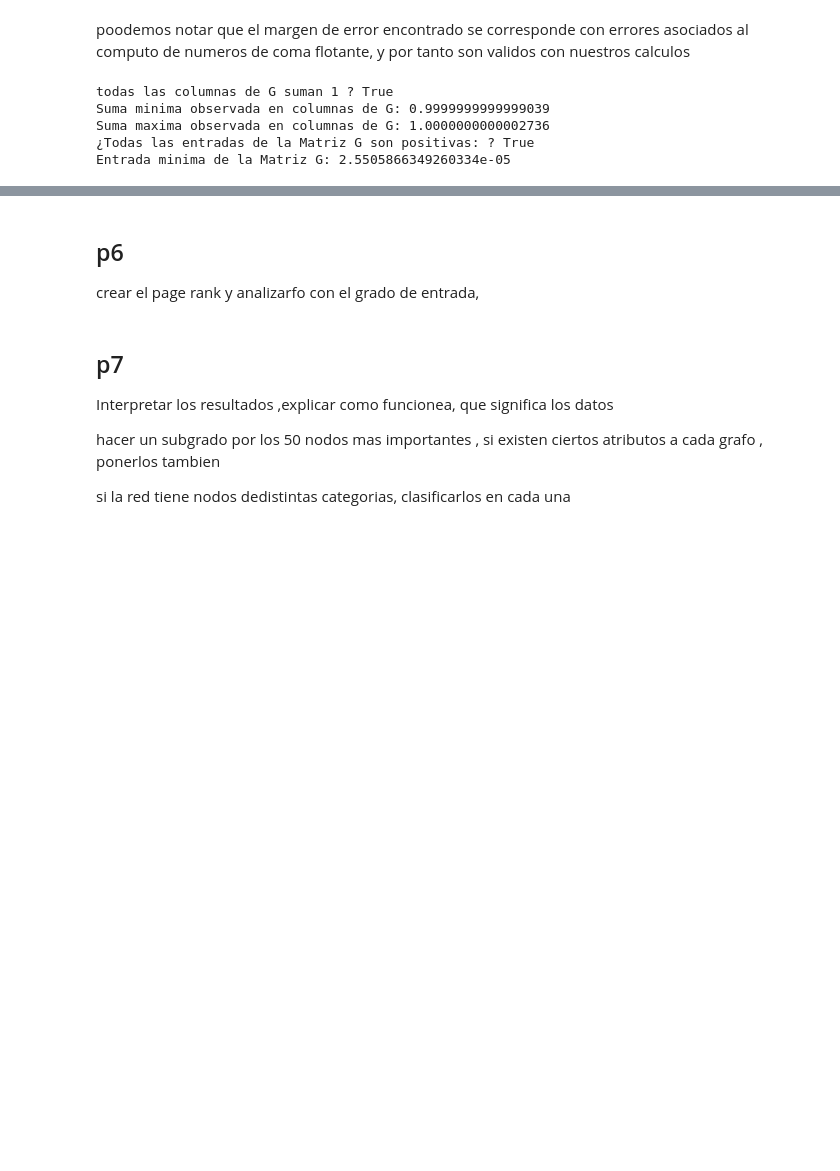
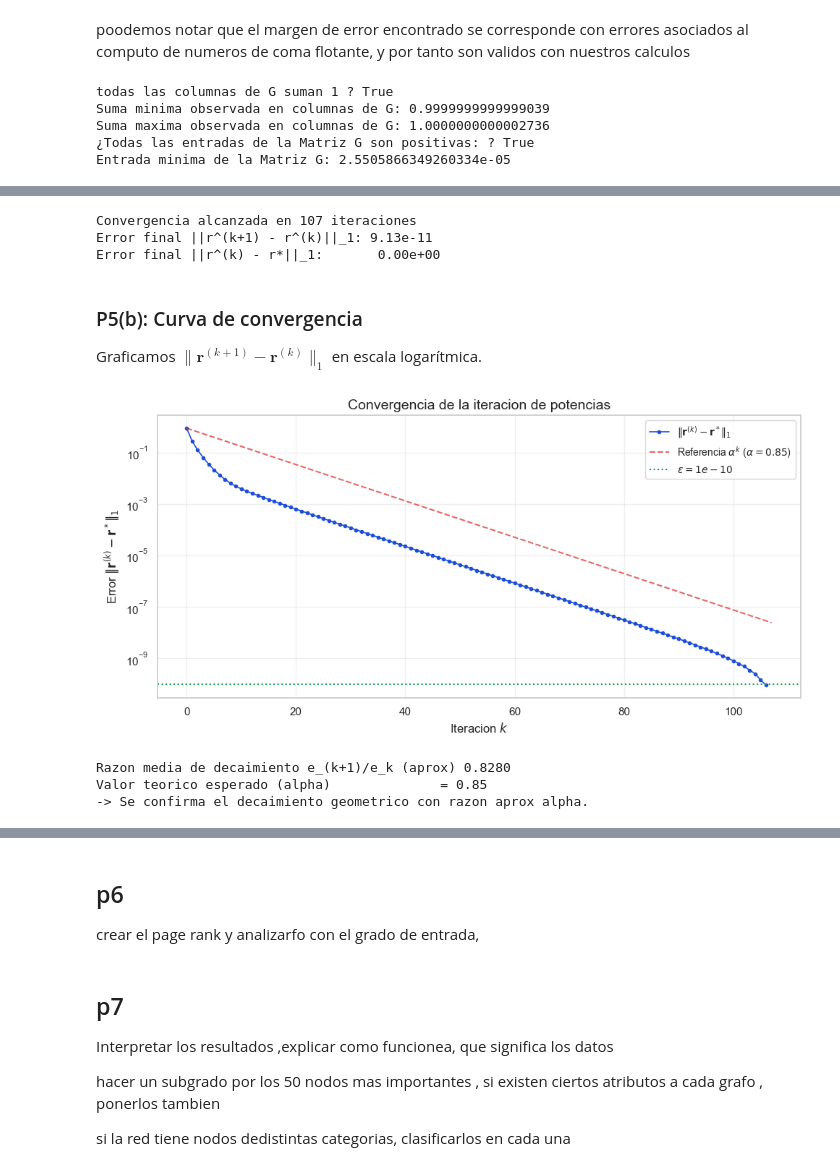
Before and after one commit to esteban78009/IMT2230-Proyecto_2-Creacion-de-page-rank, a Jupyter notebook: main.ipynb, the cells around one changed output, grey strips where cells are left out. Saved outputs shown, nothing was run; the diff lists cells and outputs as text; code cells hidden in the pictures; blank space fills up the shorter version.

Commit message:
p5 casi ok. falta verificar 5c

```diff
--- a/main.ipynb
+++ b/main.ipynb
@@ -292,0 +299,80 @@ Calcular la page rank de esta misma por iteraciones de potencia implementando el
+# %%
+epsilon = 1e-10
+max_iter = 10_000  # tope de seguridad
+
+# Vector inicial uniforme
+r = np.ones(n) / n
+
+# Almacenar TODOS los r^(k) para calcular ||r^(k) - r*||_1 despues
+historial_r = [r.copy()]
+errores_sucesivos = []  # ||r^(k+1) - r^(k)||_1 para criterio de parada
+
+for k in range(max_iter):
+    r_nuevo = G_MATRIX @ r           # r^(k+1) = G * r^(k)
+    error = np.sum(np.abs(r_nuevo - r))  # norma L1 de la diferencia sucesiva
+    errores_sucesivos.append(error)
+    r = r_nuevo
+    historial_r.append(r.copy())
+    if error < epsilon:
+        break
+
+num_iteraciones = len(errores_sucesivos)
+r_star = r.copy()  # r* = vector estacionario convergido
+
+# Calcular ||r^(k) - r*||_1 para cada iteracion
+errores_vs_rstar = [np.sum(np.abs(rk - r_star)) for rk in historial_r]
+
+print(f"Convergencia alcanzada en {num_iteraciones} iteraciones")
+print(f"Error final ||r^(k+1) - r^(k)||_1: {errores_sucesivos[-1]:.2e}")
+print(f"Error final ||r^(k) - r*||_1:       {errores_vs_rstar[-1]:.2e}")
+# %% [output]
+Convergencia alcanzada en 107 iteraciones
+Error final ||r^(k+1) - r^(k)||_1: 9.13e-11
+Error final ||r^(k) - r*||_1:       0.00e+00
+# %% [markdown]
+### P5(b): Curva de convergencia
+
+Graficamos $\|\mathbf{r}^{(k+1)} - \mathbf{r}^{(k)}\|_1$ en escala logarítmica.
+# %%
+# Grafico de convergencia (escala log)
+
+fig, ax = plt.subplots(figsize=(10, 5))
+
+# Graficar ||r^(k) - r*||_1
+iters_rstar = np.arange(0, len(errores_vs_rstar))
+# Excluir el ultimo punto si es 0 (para evitar problemas con log)
+mask = np.array(errores_vs_rstar) > 0
+ax.semilogy(iters_rstar[mask], np.array(errores_vs_rstar)[mask],
+            marker='o', markersize=3, linewidth=1.2, color='#1d4ed8',
+            label=r'$\|\mathbf{r}^{(k)} - \mathbf{r}^*\|_1$')
+
+# Linea de referencia: decaimiento geometrico teorico alpha^k
+referencia = errores_vs_rstar[0] * (ALPHA ** iters_rstar)
+ax.semilogy(iters_rstar, referencia, '--', color='#dc2626', alpha=0.7,
+            label=rf'Referencia $\alpha^k$ ($\alpha={ALPHA}$)')
+
+ax.axhline(y=epsilon, color='#16a34a', linestyle=':', linewidth=1.5,
+           label=rf'$\varepsilon = {epsilon:.0e}$')
+
+ax.set_xlabel('Iteracion $k$', fontsize=12)
+ax.set_ylabel(r'Error $\|\mathbf{r}^{(k)} - \mathbf{r}^*\|_1$', fontsize=12)
+ax.set_title('Convergencia de la iteracion de potencias', fontsize=14)
+ax.legend(fontsize=10)
+ax.grid(True, alpha=0.3)
+
+plt.tight_layout()
+plt.show()
+
+# -- Verificar decaimiento geometrico --
+# Calculamos la razon e_{k+1}/e_k usando ||r^(k) - r*||_1
+ratios = [errores_vs_rstar[k+1] / errores_vs_rstar[k]
+          for k in range(len(errores_vs_rstar) - 1)
+          if errores_vs_rstar[k] > 0 and errores_vs_rstar[k+1] > 0]
+ratio_medio = np.mean(ratios[5:])  # ignorar las primeras (transitorio)
+print(f"Razon media de decaimiento e_(k+1)/e_k (aprox) {ratio_medio:.4f}")
+print(f"Valor teorico esperado (alpha)              = {ALPHA}")
+# %% [output]
+[figure, added]
+Razon media de decaimiento e_(k+1)/e_k (aprox) 0.8280
+Valor teorico esperado (alpha)              = 0.85
+-> Se confirma el decaimiento geometrico con razon aprox alpha.
```
Also changed, not shown: parts of 14 cells of this notebook.
